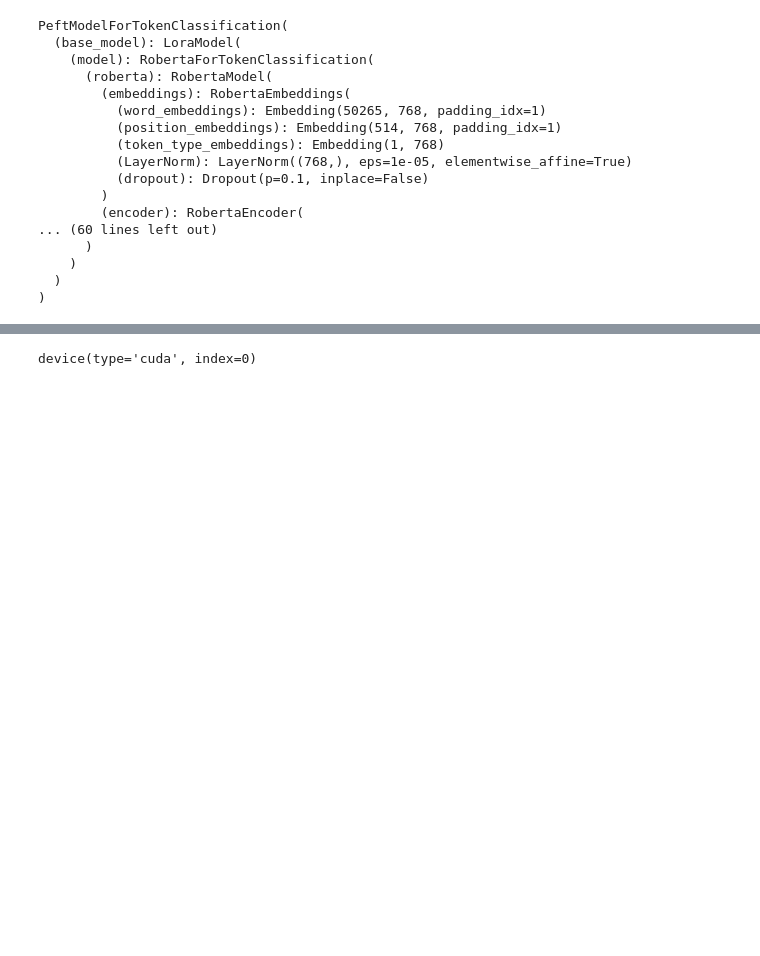
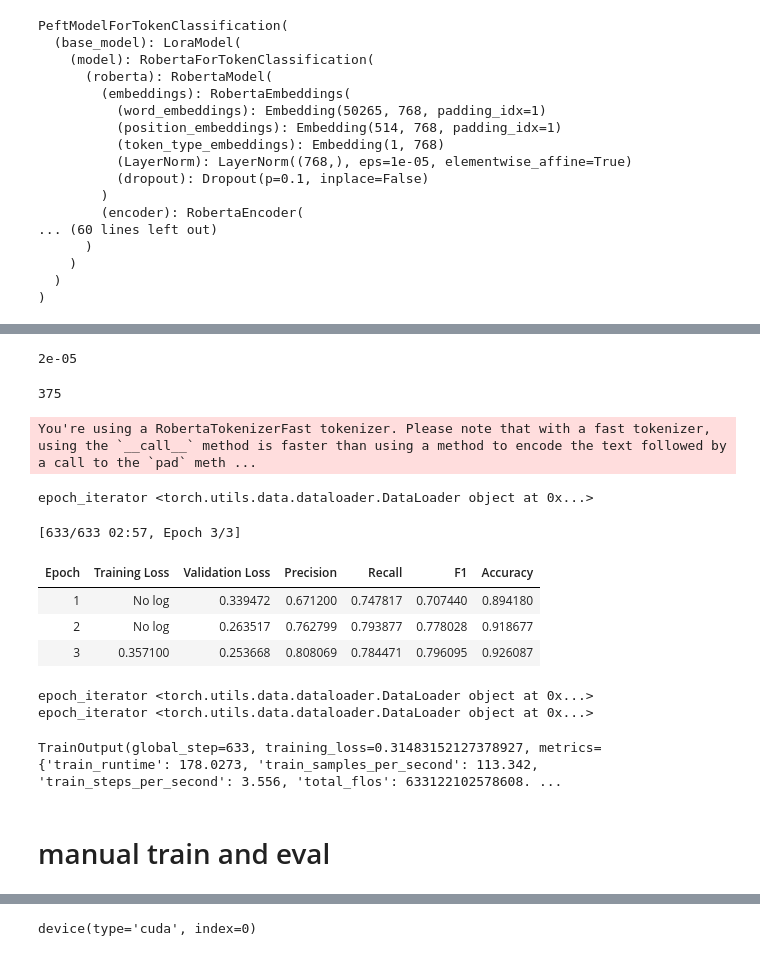
Before and after one commit to nlpie-research/efficient-ml, a Jupyter notebook: notebooks/peft_token_classification.ipynb, the cells around one changed output, grey strips where cells are left out. Drawn from its saved outputs; the diff is of its cells as text; code cells hidden in the pictures; blank space fills up the shorter version.

Commit message:
added ability to use hf trainer

```diff
--- a/notebooks/peft_token_classification.ipynb
+++ b/notebooks/peft_token_classification.ipynb
@@ -474,0 +523,2 @@ lr_scheduler = get_linear_schedule_with_warmup(
+# %%
+metric = load_metric("seqeval")
@@ -474,0 +545,2 @@ lr_scheduler = get_linear_schedule_with_warmup(
+# %%
+label_list = all_ner_tags
@@ -475,3 +584,48 @@ lr_scheduler = get_linear_schedule_with_warmup(
+# %%
+args = TrainingArguments(
+    output_dir = f"/mnt/sdc/niallt/saved_models/peft/i2b2_2010/roberta-base/",
+    evaluation_strategy = "epoch",
+    learning_rate=2e-5,
+    per_device_train_batch_size=datasets[0].batch_size[0],
+    per_device_eval_batch_size=datasets[0].batch_size[0],
+    num_train_epochs=num_epochs,
+    weight_decay=0.01,
+    push_to_hub=False,
+)
+# %%
+2e-5
+# %% [output]
+2e-05
+# %%
+trainer = Trainer(
+    model,
+    args,
+    train_dataset=train_dataset,
+    eval_dataset=valid_dataset[0],
+    data_collator=collate_fn,
+    tokenizer=tokenizer,
+    optimizers = (optimizer, lr_scheduler),
+    compute_metrics=compute_metrics
+)
+# %%
+len(train_dataloader)
+# %% [output]
+375
+# %%
+trainer.train()
+# %% [output]
+You're using a RobertaTokenizerFast tokenizer. Please note that with a fast tokenizer, using the `__call__` method is faster than using a method to encode the text followed by a call to the `pad` meth ...
+epoch_iterator <torch.utils.data.dataloader.DataLoader object at 0x...>
+[633/633 02:57, Epoch 3/3]
+| Epoch | Training Loss | Validation Loss | Precision | Recall | F1 | Accuracy |
+| 1 | No log | 0.339472 | 0.671200 | 0.747817 | 0.707440 | 0.894180 |
+| 2 | No log | 0.263517 | 0.762799 | 0.793877 | 0.778028 | 0.918677 |
+| 3 | 0.357100 | 0.253668 | 0.808069 | 0.784471 | 0.796095 | 0.926087 |
+epoch_iterator <torch.utils.data.dataloader.DataLoader object at 0x...>
+epoch_iterator <torch.utils.data.dataloader.DataLoader object at 0x...>
+TrainOutput(global_step=633, training_loss=0.31483152127378927, metrics={'train_runtime': 178.0273, 'train_samples_per_second': 113.342, 'train_steps_per_second': 3.556, 'total_flos': 633122102578608. ...
+# %% [markdown]
+# manual train and eval
 # %%
 def evaluate_model(model, eval_dataloader, all_labels):
     model.eval()
```
Also changed, not shown: parts of 32 cells of this notebook.
